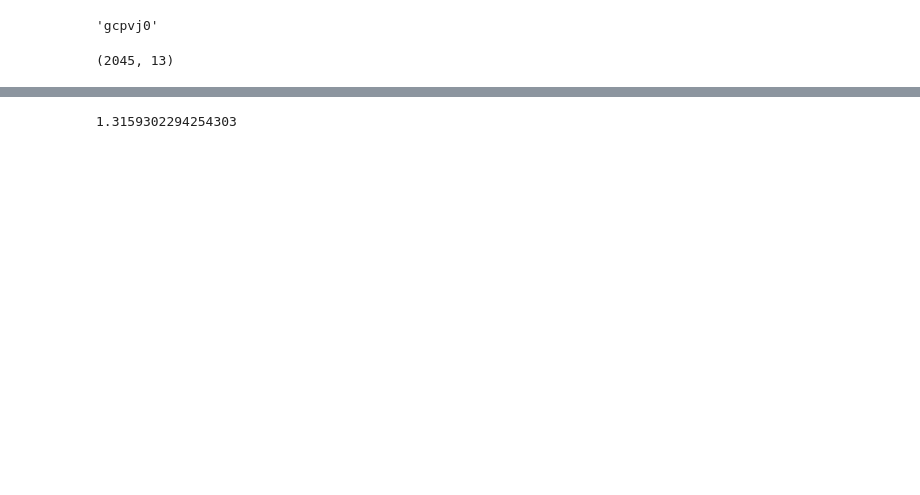
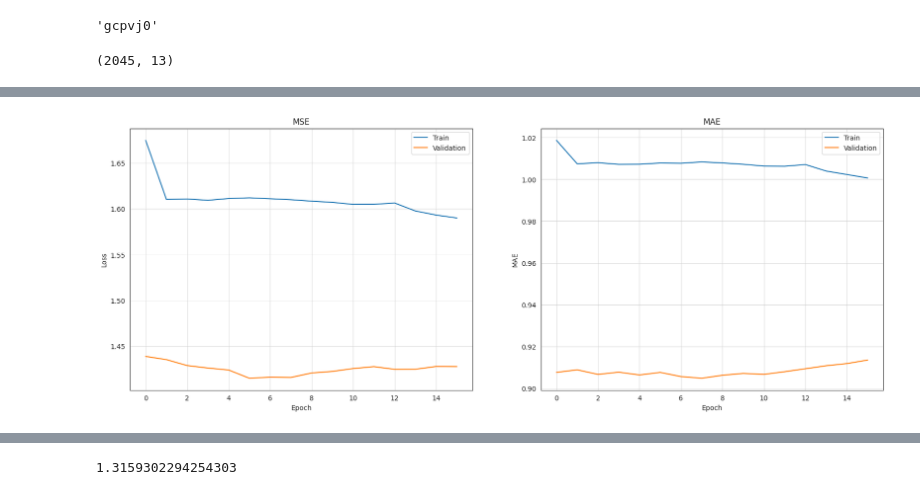
Before and after one commit to MagicaBleps/UK-road-safety, a Jupyter notebook: notebooks/Eleonora.ipynb, the cells around one changed output, grey strips where cells are left out. Saved outputs shown, nothing was run; the diff lists cells and outputs as text; code cells hidden in the pictures; blank space fills up the shorter version.

Commit message:
model tuning finished

```diff
--- a/notebooks/Eleonora.ipynb
+++ b/notebooks/Eleonora.ipynb
@@ -149,0 +138,18 @@ test_data_max_square.head(50)
+# %%
+X_train=[]
+y_train=[]
+X_test=[]
+y_test=[]
+for hash in hashes[hashes['Accidents']>=1500].index:
+    data=test[test['geohash']==hash]
+    data_series=data_for_analysis(data,'W')
+    folds=mlmodel.get_folds(data_series,FOLD_LENGTH,FOLD_STRIDE)
+    for fold in folds:
+        (fold_train, fold_test) = mlmodel.train_test_split(fold, TRAIN_TEST_RATIO, INPUT_LENGTH)
+        X_train_fold, y_train_fold = mlmodel.get_X_y_strides(fold_train, INPUT_LENGTH, OUTPUT_LENGTH, SEQUENCE_STRIDE)
+        X_test_fold, y_test_fold = mlmodel.get_X_y_strides(fold_test, INPUT_LENGTH, OUTPUT_LENGTH, SEQUENCE_STRIDE)
+        X_train.append(X_train_fold)
+        X_test.append(X_test_fold)
+        y_train.append(y_train_fold)
+        y_test.append(y_test_fold)
+np.array(X_test).shape, np.array(y_train).shape
@@ -149,0 +158,13 @@ test_data_max_square.head(50)
+# %%
+X_train_all_hashes=np.array(X_train[0])
+X_test_all_hashes=np.array(X_test[0])
+y_train_all_hashes=np.array(y_train[0])
+y_test_all_hashes=np.array(y_test[0])
+
+for i in range(1,np.array(X_train).shape[0]):
+    X_train_all_hashes=np.vstack((X_train_all_hashes,X_train[i]))
+    y_train_all_hashes=np.vstack((y_train_all_hashes,y_train[i]))
+
+for i in range(1,np.array(X_test).shape[0]):
+    X_test_all_hashes=np.vstack((X_test_all_hashes,X_test[i]))
+    y_test_all_hashes=np.vstack((y_test_all_hashes,y_test[i]))
@@ -149,0 +175,3 @@ test_data_max_square.head(50)
+# %%
+model = mlmodel.init_simple_model(X_train_all_hashes)
+model.summary()
@@ -149,0 +192,2 @@ test_data_max_square.head(50)
+# %%
+model, history = mlmodel.fit_model(model,X_train_all_hashes,y_train_all_hashes)
@@ -149,0 +212,4 @@ test_data_max_square.head(50)
+# %%
+mlmodel.plot_history(history);
+# %% [output]
+[figure, added]
```
Also changed, not shown: parts of 28 cells of this notebook, 2 other files.
